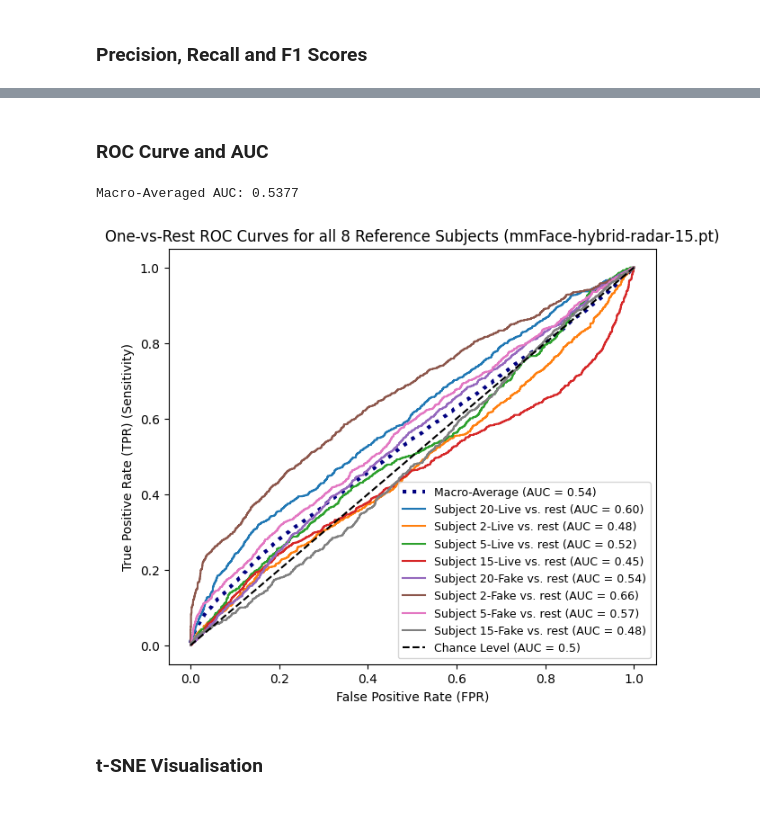
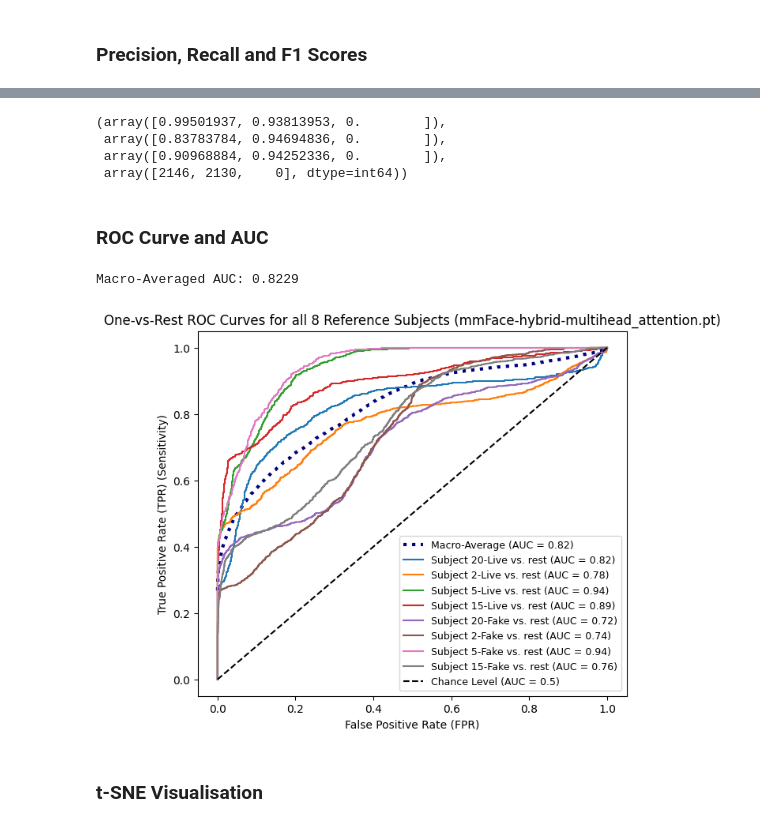
Before and after one commit to StergiousAji/mmFace-3D-Face-Recognition-using-RGB-and-mmWave-Radar, a Jupyter notebook: src/3DFR_Net/mmFace/mmFace-hybrid.ipynb, the cells around one changed output, grey strips where cells are left out. Drawn from its saved outputs; the diff is of its cells as text; code cells hidden in the pictures.

Commit message:
mmFace: load dataset with experiments for visualisation

```diff
--- a/src/3DFR_Net/mmFace/mmFace-hybrid.ipynb
+++ b/src/3DFR_Net/mmFace/mmFace-hybrid.ipynb
@@ -19,26 +19,24 @@ Fake Dataset:
 
 `NB: If no RGB embedding for an subject experiment, need to completely remove that`
 # %%
-from hybrid_dataset import load_dataset, load_dataset_subject, load_aug_dataset, load_aug_dataset_subject, get_rgb_emb_aug, get_ard_aug
+from hybrid_dataset import load_dataset, load_dataset_subject, load_aug_dataset, load_aug_dataset_subject, load_aug_dataset_subject_exp
 from tqdm import tqdm
 import numpy as np
 import torch
 import os
 
-device = torch.device('cuda' if torch.cuda.is_available() else 'cpu')
+device = torch.device("cuda" if torch.cuda.is_available() else "cpu")
 print(device, '\n')
 
 RAW_PATH = os.path.relpath("../../Soli/soli_realsense/data")
-num_subjects = 21
-# seed = 333 #69
+num_subjects = 1
 
 torch.cuda.empty_cache()
 # train, validation, test = load_dataset(RAW_PATH, num_subjects, device=device)
 # train, validation, test = load_dataset_subject(RAW_PATH, num_subjects, train_split=15/21, test_split=3/21, device=device)
 # train, validation, test = load_aug_dataset(RAW_PATH, num_subjects, device=device)
 
-# TODO: FIX LIVENESS -> 0 = FAKE | 1 = REAL
-train, test, test_idx = load_aug_dataset_subject(RAW_PATH, num_subjects, batch_size=128, device=device)
+train, test, test_idx = load_aug_dataset_subject_exp(RAW_PATH, num_subjects, batch_size=128, device=device)
 # %% [output]
 Applied providers: ['CUDAExecutionProvider', 'CPUExecutionProvider'], with options: {'CUDAExecutionProvider': {'do_copy_in_default_stream': '1', 'cudnn_conv_algo_search': 'EXHAUSTIVE', 'device_id': '0 ...
 Applied providers: ['CUDAExecutionProvider', 'CPUExecutionProvider'], with options: {'CUDAExecutionProvider': {'do_copy_in_default_stream': '1', 'cudnn_conv_algo_search': 'EXHAUSTIVE', 'device_id': '0 ...
@@ -193,9 +273,9 @@ from neural_nets import MMFaceHybrid, concatenate, add, multiply, pairwise_dot_a
 from utils import load_model
 
 # TODO: LOAD ALL MODELS TO COMPARE AGAINST THEM
-model = MMFaceHybrid(num_subjects, fuse=concatenate).to(device)
+model = MMFaceHybrid(num_subjects, fuse=multihead_attention).to(device)
 
-model_name = f"mmFace-hybrid-rgb-OLD.pt"
+model_name = f"mmFace-hybrid-multihead_attention.pt"
 cur_epoch, loss_history, train_acc, val_acc = load_model(model_name, model, torch.optim.SGD(model.parameters(), lr=0.01, weight_decay=0.001, momentum=0.9))
 
 if len(loss_history) > 0:
@@ -387,3 +467,12 @@ Micro-Averaged F1 Score (Liveness): 0.7715
+# %%
+from sklearn.metrics import precision_recall_fscore_support
+
+precision_recall_fscore_support(true_labels_l, preds_l_norm, labels=test_labels_l)
+# %% [output]
+(array([0.99501937, 0.93813953, 0.        ]),
+ array([0.83783784, 0.94694836, 0.        ]),
+ array([0.90968884, 0.94252336, 0.        ]),
+ array([2146, 2130,    0], dtype=int64))
 # %% [markdown]
 ### ROC Curve and AUC
 # %%
@@ -406,36 +495,37 @@ def OVR_ROC_macro_average(reference_subs, reference_embs, unseen_embeddings, tru
     mean_tpr = np.zeros_like(fpr_grid)
 
     for i, r in enumerate(reference_subs):
         scores = sim_scores(reference_embs[i, None], unseen_embeddings)
         true_onehot_r = [1 if l == r else 0 for l in true_labels]
         fpr[i], tpr[i], _ = roc_curve(true_onehot_r, scores)
         roc_auc[i] = auc(fpr[i], tpr[i])
 
         mean_tpr += np.interp(fpr_grid, fpr[i], tpr[i])
 
     mean_tpr /= len(reference_subs)
     mean_roc_auc = auc(fpr_grid, mean_tpr)
 
     fpr["macro"], tpr["macro"], roc_auc["macro"] = fpr_grid, mean_tpr, mean_roc_auc
 
     return fpr, tpr, roc_auc
 
 
 fpr, tpr, roc_auc = OVR_ROC_macro_average(ref_labels_s, reference_embs, unseen_embeddings, true_labels_s)
 
 fig, ax = plt.subplots(figsize=(7, 6), dpi=100)
 ax.plot(fpr["macro"], tpr["macro"], label=f"Macro-Average (AUC = {roc_auc['macro']:.2f})", color="navy", linestyle=":", linewidth=3)
 
+roc_colours = list(mcolours.TABLEAU_COLORS.values())
 for i, r in enumerate(ref_labels_s):
-    ax.plot(fpr[i], tpr[i], label=f"Subject {r}-{'Live' if i < len(ref_labels_s)//2 else 'Fake'} vs. rest (AUC = {roc_auc[i]:.2f})", color=list(mcolours.TABLEAU_COLORS.values())[i])
+    ax.plot(fpr[i], tpr[i], label=f"Subject {r}-{'Live' if i < len(ref_labels_s)//2 else 'Fake'} vs. rest (AUC = {roc_auc[i]:.2f})", color=roc_colours[i])
 
 ax.plot([0, 1], [0, 1], label="Chance Level (AUC = 0.5)", color="black", linestyle="--")
 ax.set(xlabel="False Positive Rate (FPR)", ylabel="True Positive Rate (TPR) (Sensitivity)", title=f"One-vs-Rest ROC Curves for all 8 Reference Subjects ({model_name})")
 ax.legend(fontsize="9")
 print(f"Macro-Averaged AUC: {roc_auc['macro']:.4f}")
 # %% [output]
-Macro-Averaged AUC: 0.5377
+Macro-Averaged AUC: 0.8229
-[figure, old version]
+[figure, new version]
 # %% [markdown]
 ### t-SNE Visualisation
 # %%
```
Also changed, not shown: parts of 13 cells of this notebook, 1 other file.
